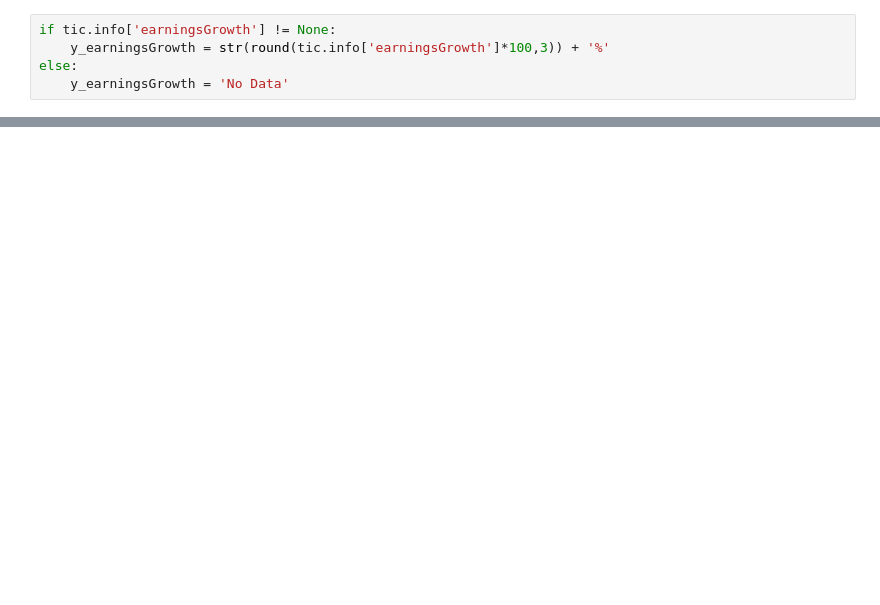
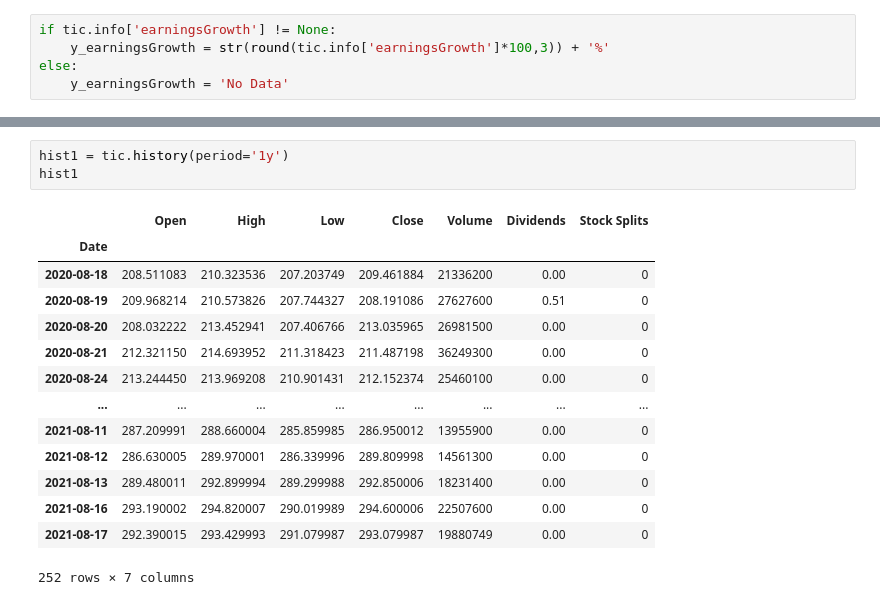
Before and after one commit to jpgrose/equity_information, a Jupyter notebook: test_code.ipynb, the cells around one changed output, grey strips where cells are left out. Drawn from its saved outputs; the diff is of its cells as text; blank space fills up the shorter version.

```diff
--- a/test_code.ipynb
+++ b/test_code.ipynb
@@ -314,0 +193,18 @@ y_earningsGrowth
+# %%
+hist1 = tic.history(period='1y')
+hist1
+# %% [output]
+|  | Open | High | Low | Close | Volume | Dividends | Stock Splits |
+| Date |  |  |  |  |  |  |  |
+| 2020-08-18 | 208.511083 | 210.323536 | 207.203749 | 209.461884 | 21336200 | 0.00 | 0 |
+| 2020-08-19 | 209.968214 | 210.573826 | 207.744327 | 208.191086 | 27627600 | 0.51 | 0 |
+| 2020-08-20 | 208.032222 | 213.452941 | 207.406766 | 213.035965 | 26981500 | 0.00 | 0 |
+| 2020-08-21 | 212.321150 | 214.693952 | 211.318423 | 211.487198 | 36249300 | 0.00 | 0 |
+| 2020-08-24 | 213.244450 | 213.969208 | 210.901431 | 212.152374 | 25460100 | 0.00 | 0 |
+| ... | ... | ... | ... | ... | ... | ... | ... |
+| 2021-08-11 | 287.209991 | 288.660004 | 285.859985 | 286.950012 | 13955900 | 0.00 | 0 |
+| 2021-08-12 | 286.630005 | 289.970001 | 286.339996 | 289.809998 | 14561300 | 0.00 | 0 |
+| 2021-08-13 | 289.480011 | 292.899994 | 289.299988 | 292.850006 | 18231400 | 0.00 | 0 |
+| 2021-08-16 | 293.190002 | 294.820007 | 290.019989 | 294.600006 | 22507600 | 0.00 | 0 |
+| 2021-08-17 | 292.390015 | 293.429993 | 291.079987 | 293.079987 | 19880749 | 0.00 | 0 |
+252 rows × 7 columns
```
Also changed, not shown: parts of 50 cells of this notebook, 1 other file.
